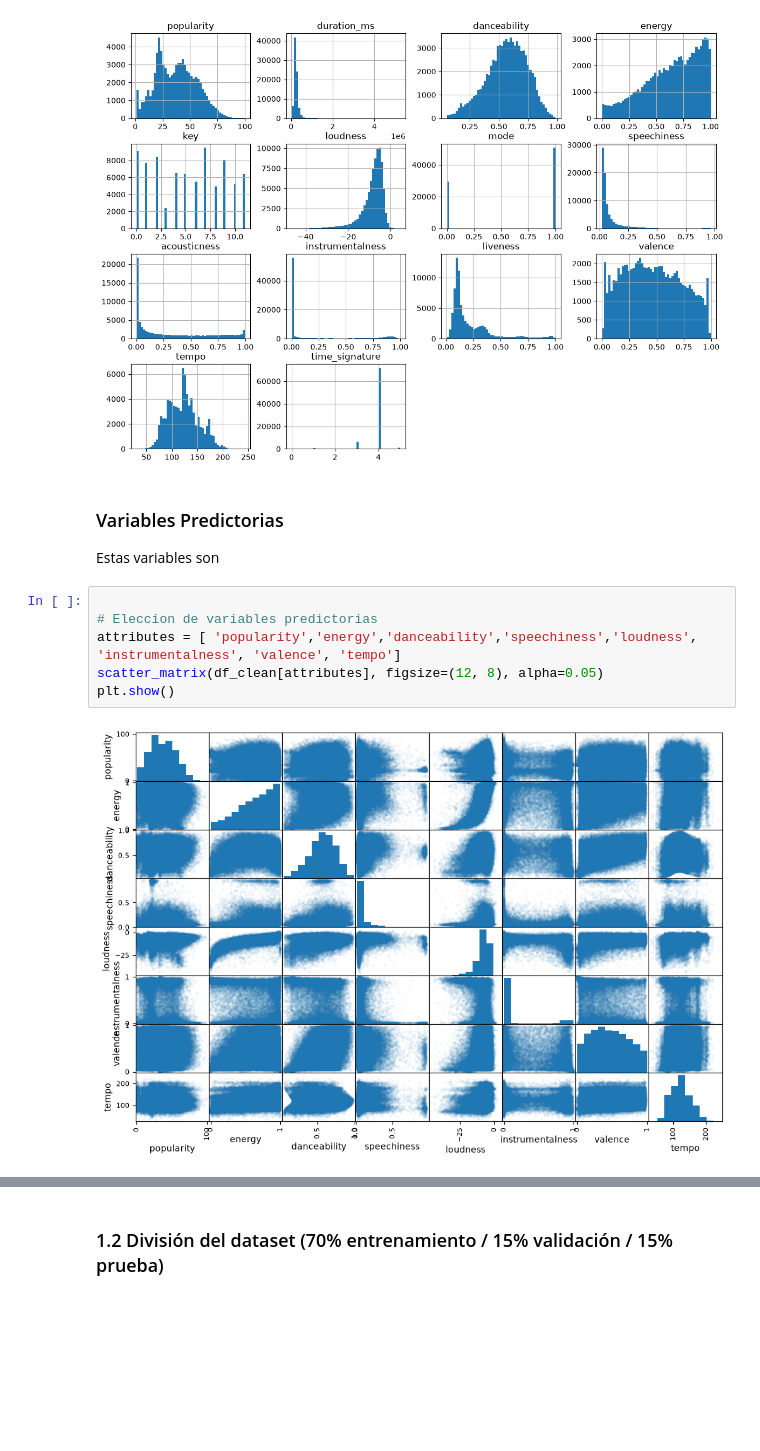
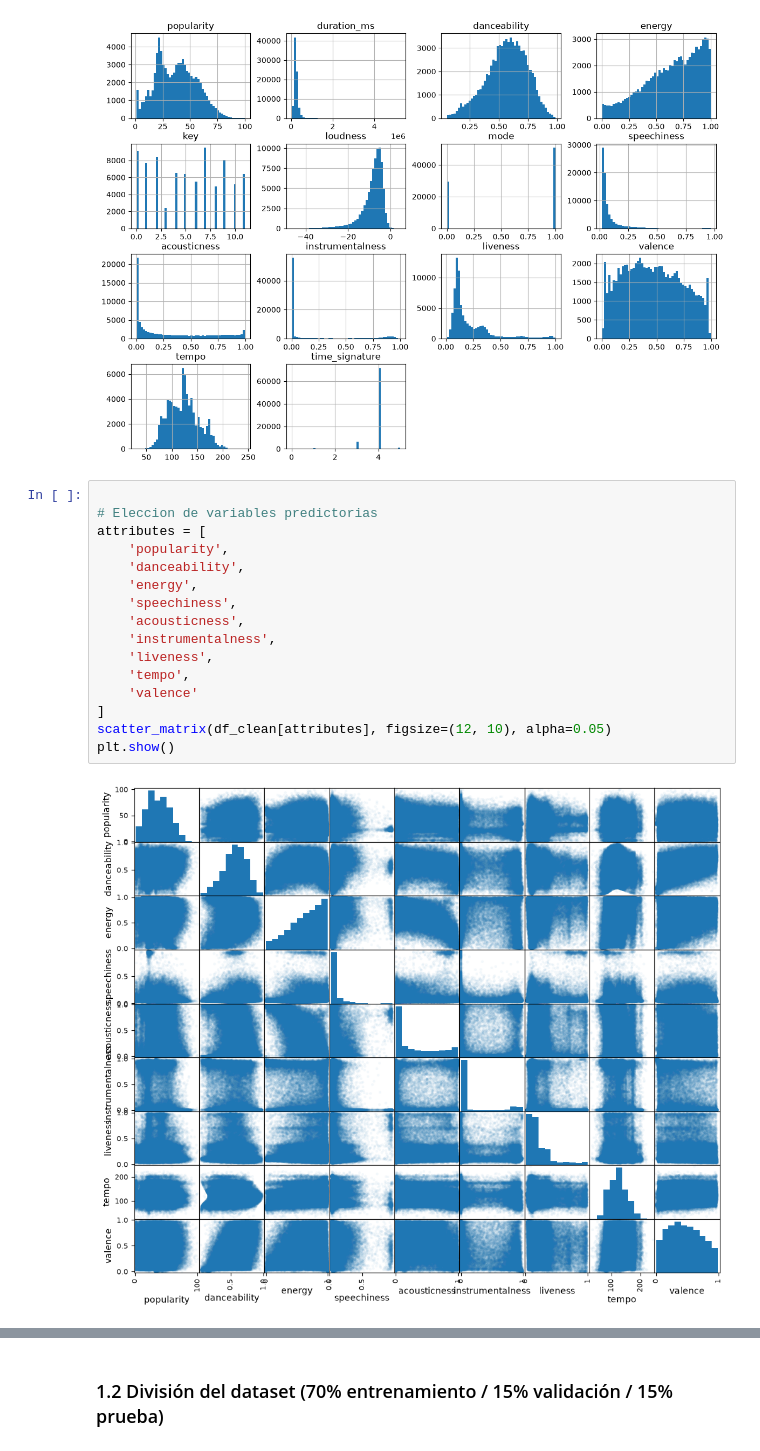
Before and after one commit to AH0106/Tarea2_IA, a Jupyter notebook: notebooks/tarea2.ipynb, the cells around one changed output, grey strips where cells are left out. Saved outputs shown, nothing was run; the diff lists cells and outputs as text; blank space fills up the shorter version.

```diff
--- a/notebooks/tarea2.ipynb
+++ b/notebooks/tarea2.ipynb
@@ -172,18 +172,24 @@ df_clean.hist(bins=50, figsize=(14,10))
 plt.show()
 # %% [output]
 [figure]
-# %% [markdown]
-### Variables Predictorias
-
-Estas variables son
 # %%
 
 # Eleccion de variables predictorias
-attributes = [ 'popularity','energy','danceability','speechiness','loudness', 'instrumentalness', 'valence', 'tempo']
-scatter_matrix(df_clean[attributes], figsize=(12, 8), alpha=0.05)
+attributes = [
+    'popularity',
+    'danceability',
+    'energy',
+    'speechiness',
+    'acousticness',
+    'instrumentalness',
+    'liveness',
+    'tempo',
+    'valence'
+]
+scatter_matrix(df_clean[attributes], figsize=(12, 10), alpha=0.05)
 plt.show()
 # %% [output]
-[figure, old version]
+[figure, new version]
 # %% [markdown]
 ### 1.1 Selección de variables objetivo (Y1, Y2) y predictoras (X1,...,X10)
 
```
Also changed, not shown: parts of 7 cells of this notebook.
